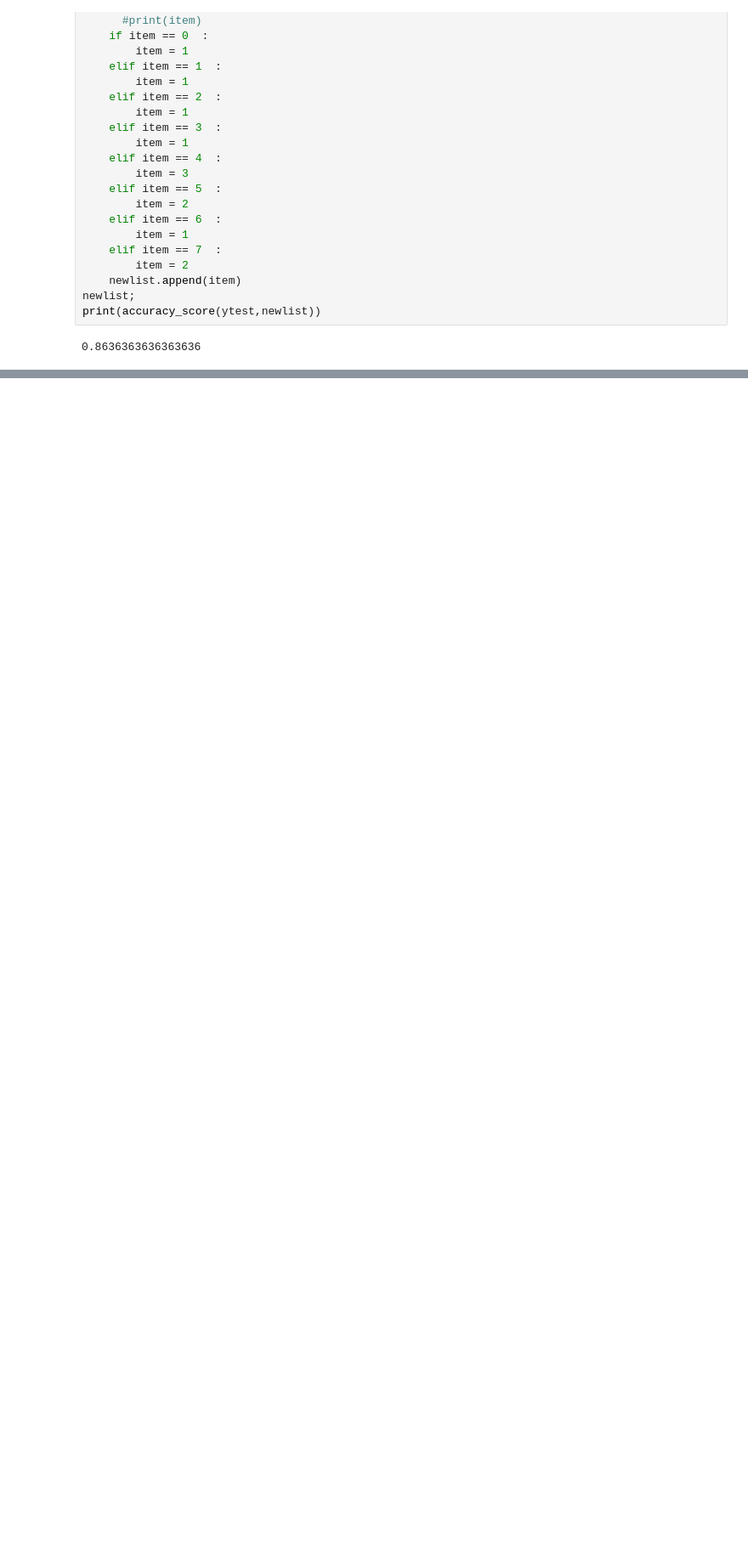
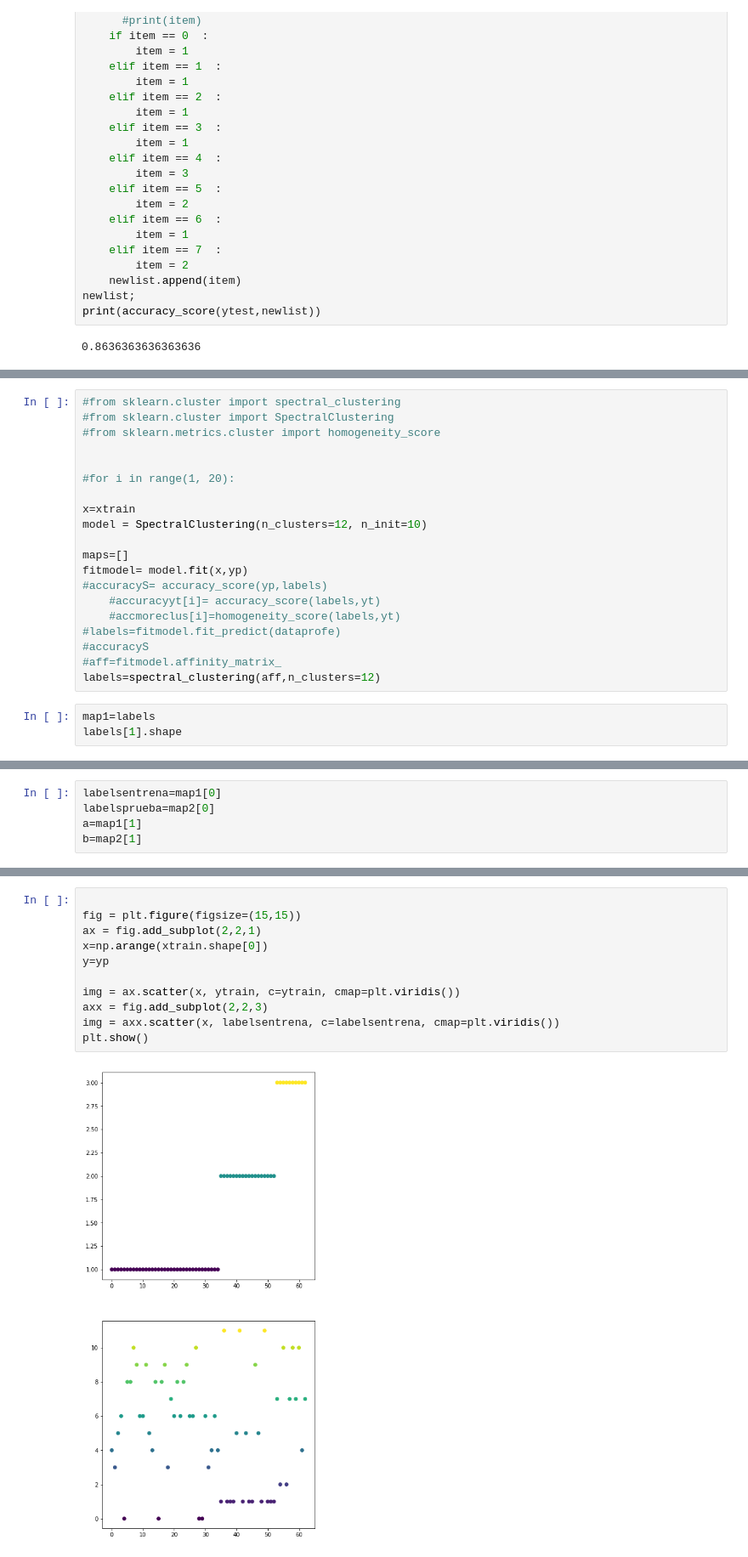
Before and after one commit to David9203/SUP, a Jupyter notebook: GMMHMM/bolivarrms.ipynb, the cells around one changed output, grey strips where cells are left out. Shown at 85% size. Cells and saved outputs as stored; diff of their text form; blank space fills up the shorter version.

```diff
--- a/GMMHMM/bolivarrms.ipynb
+++ b/GMMHMM/bolivarrms.ipynb
@@ -2644,0 +3078,23 @@ print(accuracy_score(ytest,newlist))
+# %%
+#from sklearn.cluster import spectral_clustering
+#from sklearn.cluster import SpectralClustering
+#from sklearn.metrics.cluster import homogeneity_score
+
+
+#for i in range(1, 20):
+
+x=xtrain
+model = SpectralClustering(n_clusters=12, n_init=10)
+
+maps=[]
+fitmodel= model.fit(x,yp)
+#accuracyS= accuracy_score(yp,labels)
+    #accuracyyt[i]= accuracy_score(labels,yt)
+    #accmoreclus[i]=homogeneity_score(labels,yt)
+#labels=fitmodel.fit_predict(dataprofe)
+#accuracyS
+#aff=fitmodel.affinity_matrix_
+labels=spectral_clustering(aff,n_clusters=12)
+# %%
+map1=labels
+labels[1].shape
@@ -2644,0 +3128,5 @@ print(accuracy_score(ytest,newlist))
+# %%
+labelsentrena=map1[0]
+labelsprueba=map2[0]
+a=map1[1]
+b=map2[1]
@@ -2644,0 +3155,13 @@ print(accuracy_score(ytest,newlist))
+# %%
+
+fig = plt.figure(figsize=(15,15))
+ax = fig.add_subplot(2,2,1)
+x=np.arange(xtrain.shape[0])
+y=yp
+
+img = ax.scatter(x, ytrain, c=ytrain, cmap=plt.viridis())
+axx = fig.add_subplot(2,2,3)
+img = axx.scatter(x, labelsentrena, c=labelsentrena, cmap=plt.viridis())
+plt.show()
+# %% [output]
+[figure, added]
```
Also changed, not shown: parts of 23 cells of this notebook, 2 other files.
